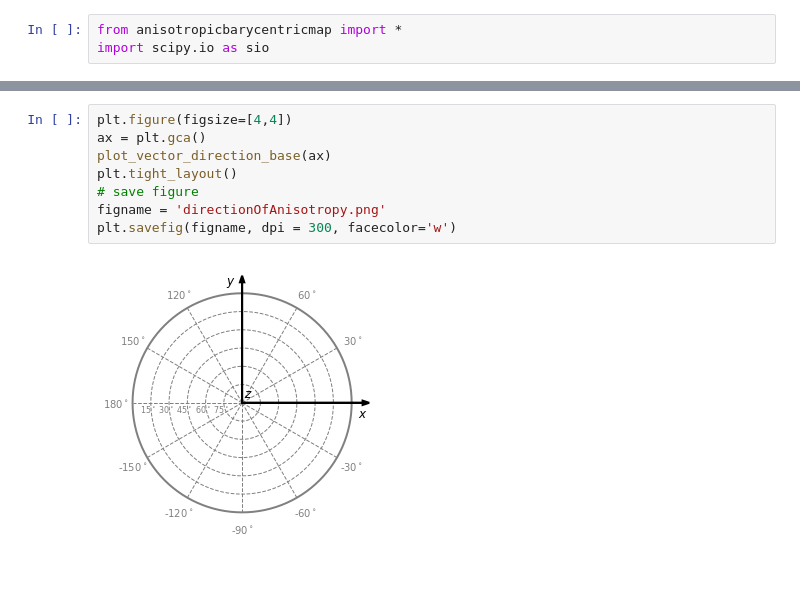
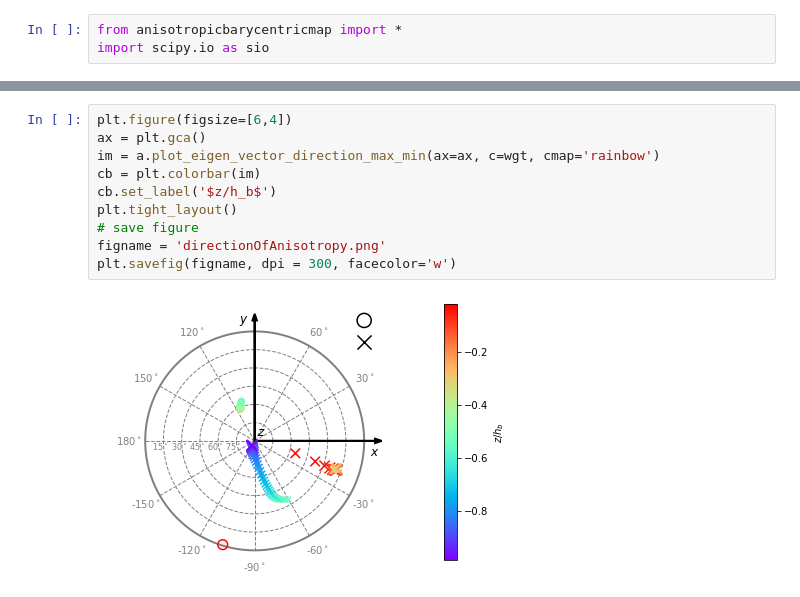
Before and after one commit to qingli411/anisotropic_barycentric_map, a Jupyter notebook: python/example.ipynb, the cells around one changed output, grey strips where cells are left out. Saved outputs shown, nothing was run; the diff lists cells and outputs as text; blank space fills up the shorter version.

Commit message:
Add eigen vector direction map

```diff
--- a/python/example.ipynb
+++ b/python/example.ipynb
@@ -29,10 +29,12 @@ plt.savefig(figname, dpi = 300, facecolor='w')
 # %%
-plt.figure(figsize=[4,4])
+plt.figure(figsize=[6,4])
 ax = plt.gca()
-plot_vector_direction_base(ax)
+im = a.plot_eigen_vector_direction_max_min(ax=ax, c=wgt, cmap='rainbow')
+cb = plt.colorbar(im)
+cb.set_label('$z/h_b$')
 plt.tight_layout()
 # save figure
 figname = 'directionOfAnisotropy.png'
 plt.savefig(figname, dpi = 300, facecolor='w')
 # %% [output]
-[figure, old version]
+[figure, new version]
```
Also changed, not shown: parts of 4 cells of this notebook, 2 other files.
